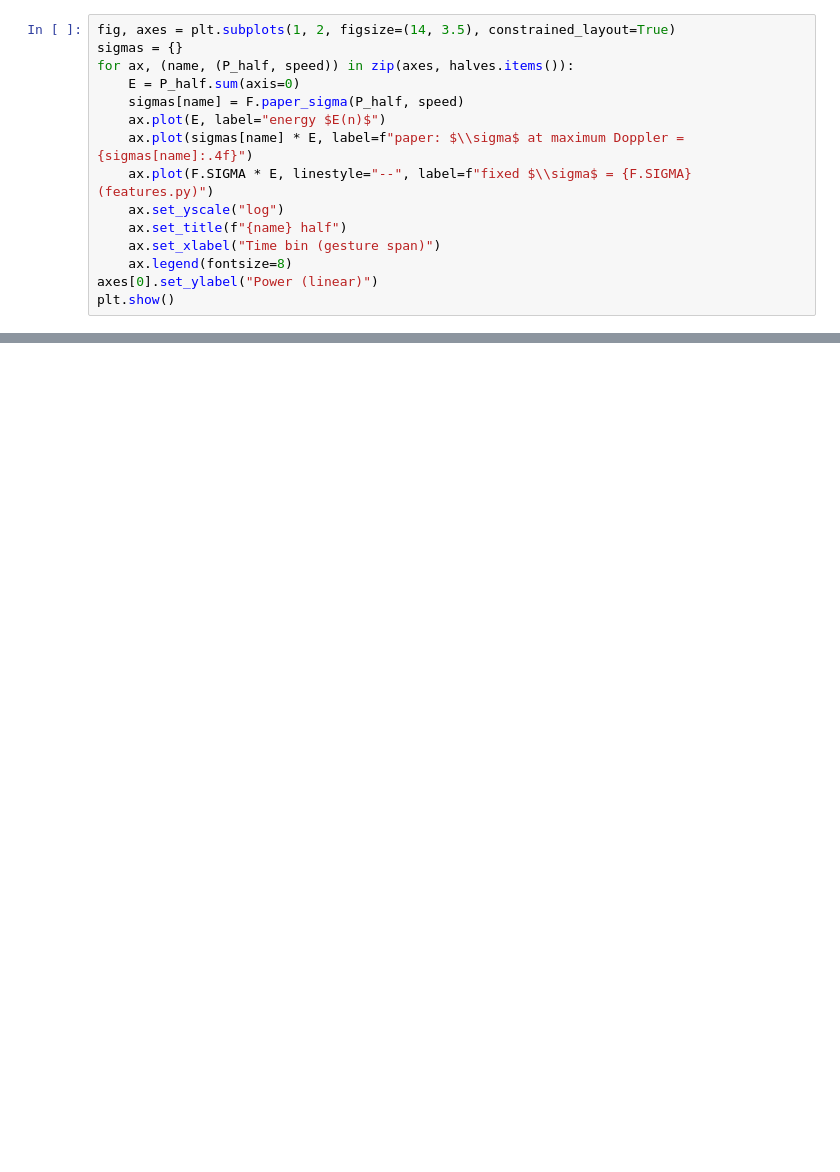
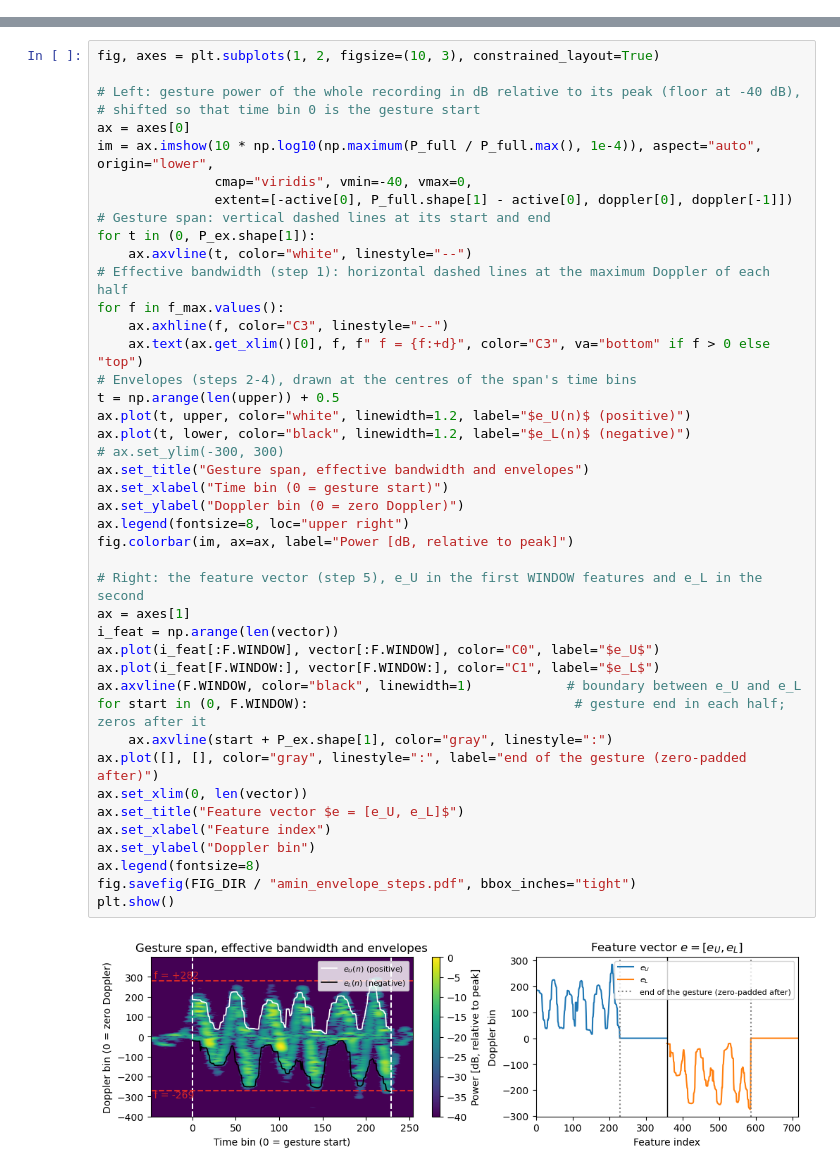
Before and after one commit to jimvanijcken/wicos, a Jupyter notebook: notebooks/3_features.ipynb, the cells around one changed output, grey strips where cells are left out. Cells and saved outputs as stored; diff of their text form; blank space fills up the shorter version.

```diff
--- a/notebooks/3_features.ipynb
+++ b/notebooks/3_features.ipynb
@@ -112,15 +46,0 @@ This per-clip $\sigma$ (`paper_sigma`) varies a lot between clips, so `features.
-# %%
-fig, axes = plt.subplots(1, 2, figsize=(14, 3.5), constrained_layout=True)
-sigmas = {}
-for ax, (name, (P_half, speed)) in zip(axes, halves.items()):
-    E = P_half.sum(axis=0)
-    sigmas[name] = F.paper_sigma(P_half, speed)
-    ax.plot(E, label="energy $E(n)$")
-    ax.plot(sigmas[name] * E, label=f"paper: $\\sigma$ at maximum Doppler = {sigmas[name]:.4f}")
-    ax.plot(F.SIGMA * E, linestyle="--", label=f"fixed $\\sigma$ = {F.SIGMA} (features.py)")
-    ax.set_yscale("log")
-    ax.set_title(f"{name} half")
-    ax.set_xlabel("Time bin (gesture span)")
-    ax.legend(fontsize=8)
-axes[0].set_ylabel("Power (linear)")
-plt.show()
@@ -335,0 +86,45 @@ display(sensitivity.round(3))
+# %%
+fig, axes = plt.subplots(1, 2, figsize=(10, 3), constrained_layout=True)
+
+# Left: gesture power of the whole recording in dB relative to its peak (floor at -40 dB),
+# shifted so that time bin 0 is the gesture start
+ax = axes[0]
+im = ax.imshow(10 * np.log10(np.maximum(P_full / P_full.max(), 1e-4)), aspect="auto", origin="lower",
+               cmap="viridis", vmin=-40, vmax=0,
+               extent=[-active[0], P_full.shape[1] - active[0], doppler[0], doppler[-1]])
+# Gesture span: vertical dashed lines at its start and end
+for t in (0, P_ex.shape[1]):
+    ax.axvline(t, color="white", linestyle="--")
+# Effective bandwidth (step 1): horizontal dashed lines at the maximum Doppler of each half
+for f in f_max.values():
+    ax.axhline(f, color="C3", linestyle="--")
+    ax.text(ax.get_xlim()[0], f, f" f = {f:+d}", color="C3", va="bottom" if f > 0 else "top")
+# Envelopes (steps 2-4), drawn at the centres of the span's time bins
+t = np.arange(len(upper)) + 0.5
+ax.plot(t, upper, color="white", linewidth=1.2, label="$e_U(n)$ (positive)")
+ax.plot(t, lower, color="black", linewidth=1.2, label="$e_L(n)$ (negative)")
+# ax.set_ylim(-300, 300)
+ax.set_title("Gesture span, effective bandwidth and envelopes")
+ax.set_xlabel("Time bin (0 = gesture start)")
+ax.set_ylabel("Doppler bin (0 = zero Doppler)")
+ax.legend(fontsize=8, loc="upper right")
+fig.colorbar(im, ax=ax, label="Power [dB, relative to peak]")
+
+# Right: the feature vector (step 5), e_U in the first WINDOW features and e_L in the second
+ax = axes[1]
+i_feat = np.arange(len(vector))
+ax.plot(i_feat[:F.WINDOW], vector[:F.WINDOW], color="C0", label="$e_U$")
+ax.plot(i_feat[F.WINDOW:], vector[F.WINDOW:], color="C1", label="$e_L$")
+ax.axvline(F.WINDOW, color="black", linewidth=1)            # boundary between e_U and e_L
+for start in (0, F.WINDOW):                                  # gesture end in each half; zeros after it
+    ax.axvline(start + P_ex.shape[1], color="gray", linestyle=":")
+ax.plot([], [], color="gray", linestyle=":", label="end of the gesture (zero-padded after)")
+ax.set_xlim(0, len(vector))
+ax.set_title("Feature vector $e = [e_U, e_L]$")
+ax.set_xlabel("Feature index")
+ax.set_ylabel("Doppler bin")
+ax.legend(fontsize=8)
+fig.savefig(FIG_DIR / "amin_envelope_steps.pdf", bbox_inches="tight")
+plt.show()
+# %% [output]
+[figure, added]
```
Also changed, not shown: parts of 29 cells of this notebook, 6 other files.
